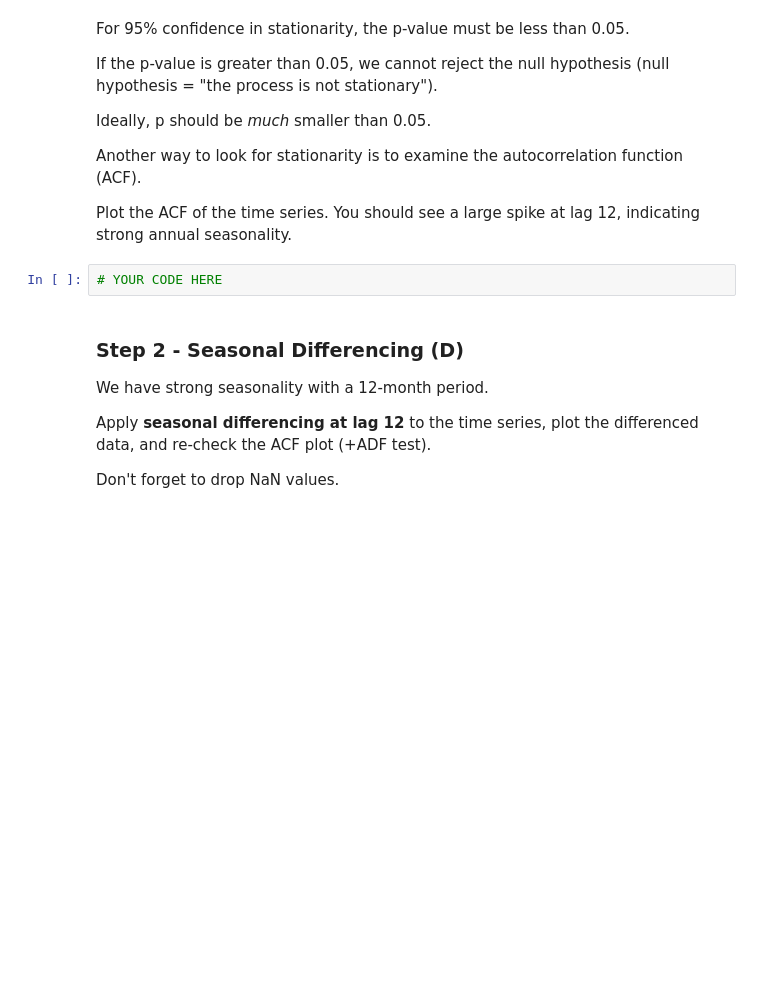
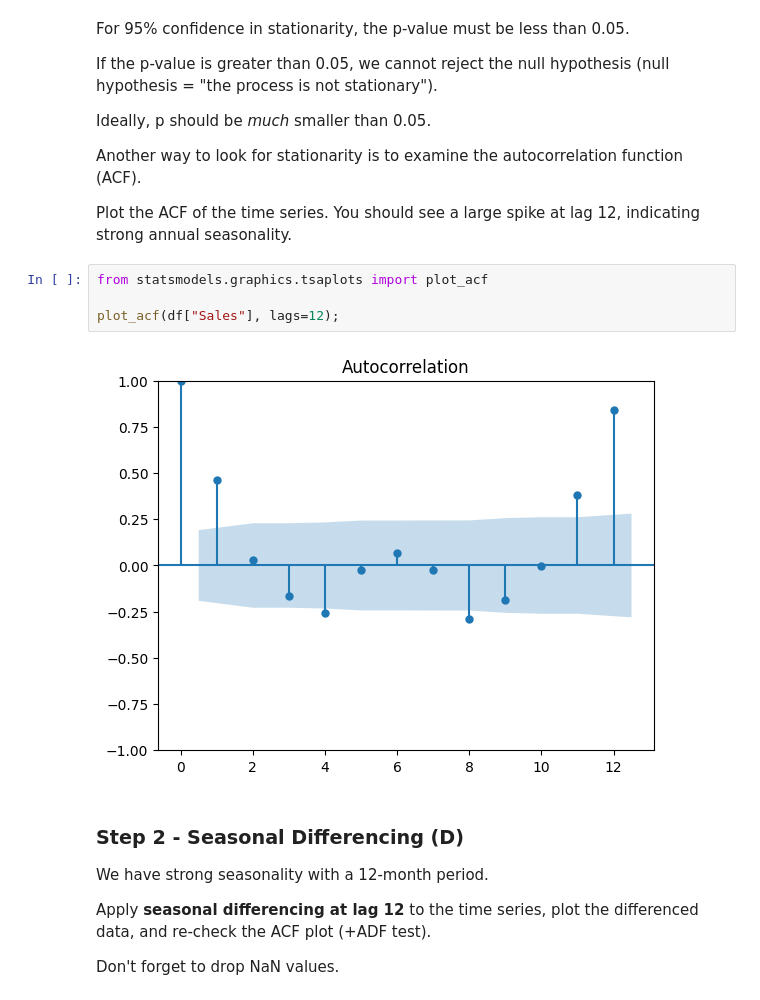
Before and after one commit to itsyeren/sarima, a Jupyter notebook: sarima.ipynb, the cells around one changed output. Saved outputs shown, nothing was run; the diff lists cells and outputs as text; blank space fills up the shorter version.

```diff
--- a/sarima.ipynb
+++ b/sarima.ipynb
@@ -98,8 +162,12 @@ Ideally, p should be *much* smaller than 0.05.
 Another way to look for stationarity is to examine the autocorrelation function (ACF).
 
 Plot the ACF of the time series. You should see a large spike at lag 12, indicating strong annual seasonality.
-# %%
-# YOUR CODE HERE
+# %%
+from statsmodels.graphics.tsaplots import plot_acf
+
+plot_acf(df["Sales"], lags=12);
+# %% [output]
+[figure, added]
 # %% [markdown]
 ### Step 2 - Seasonal Differencing (D)
 
```
Also changed, not shown: parts of 26 cells of this notebook.
